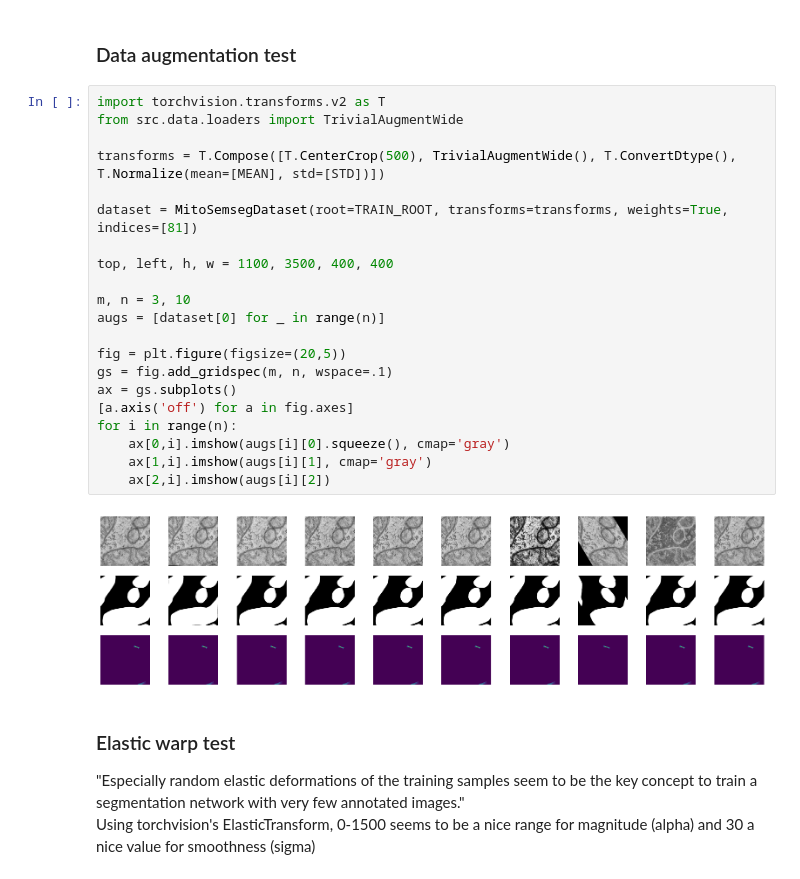
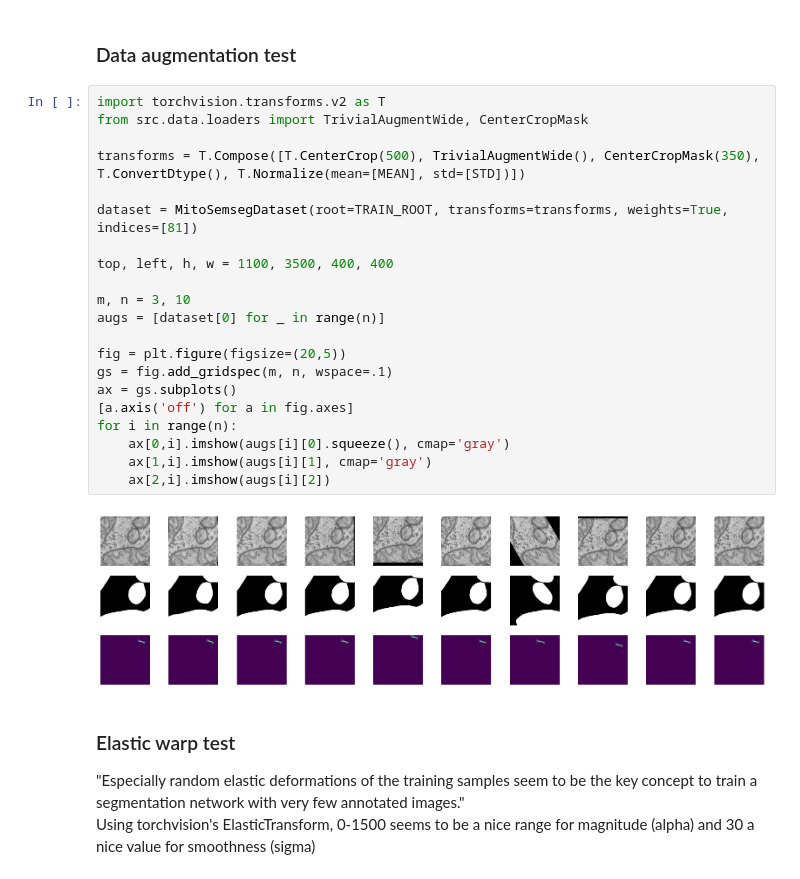
Before and after one commit to ogkristi/mitotem, a Jupyter notebook: notebooks/2-dataloader-test.ipynb, the cells around one changed output. Drawn from its saved outputs; the diff is of its cells as text.

```diff
--- a/notebooks/2-dataloader-test.ipynb
+++ b/notebooks/2-dataloader-test.ipynb
@@ -37,27 +37,27 @@ freqs
 ### Data augmentation test
 # %%
 import torchvision.transforms.v2 as T
-from src.data.loaders import TrivialAugmentWide
+from src.data.loaders import TrivialAugmentWide, CenterCropMask
 
-transforms = T.Compose([T.CenterCrop(500), TrivialAugmentWide(), T.ConvertDtype(), T.Normalize(mean=[MEAN], std=[STD])])
+transforms = T.Compose([T.CenterCrop(500), TrivialAugmentWide(), CenterCropMask(350), T.ConvertDtype(), T.Normalize(mean=[MEAN], std=[STD])])
 
 dataset = MitoSemsegDataset(root=TRAIN_ROOT, transforms=transforms, weights=True, indices=[81])
 
 top, left, h, w = 1100, 3500, 400, 400
 
 m, n = 3, 10
 augs = [dataset[0] for _ in range(n)]
 
 fig = plt.figure(figsize=(20,5))
 gs = fig.add_gridspec(m, n, wspace=.1)
 ax = gs.subplots()
 [a.axis('off') for a in fig.axes]
 for i in range(n):
     ax[0,i].imshow(augs[i][0].squeeze(), cmap='gray')
     ax[1,i].imshow(augs[i][1], cmap='gray')
     ax[2,i].imshow(augs[i][2])
 # %% [output]
-[figure, old version]
+[figure, new version]
 # %% [markdown]
 ### Elastic warp test
 "Especially random elastic deformations of the training samples seem to be the key concept to train a segmentation network with very few annotated images." <br>
```
Also changed, not shown: 7 other files.
